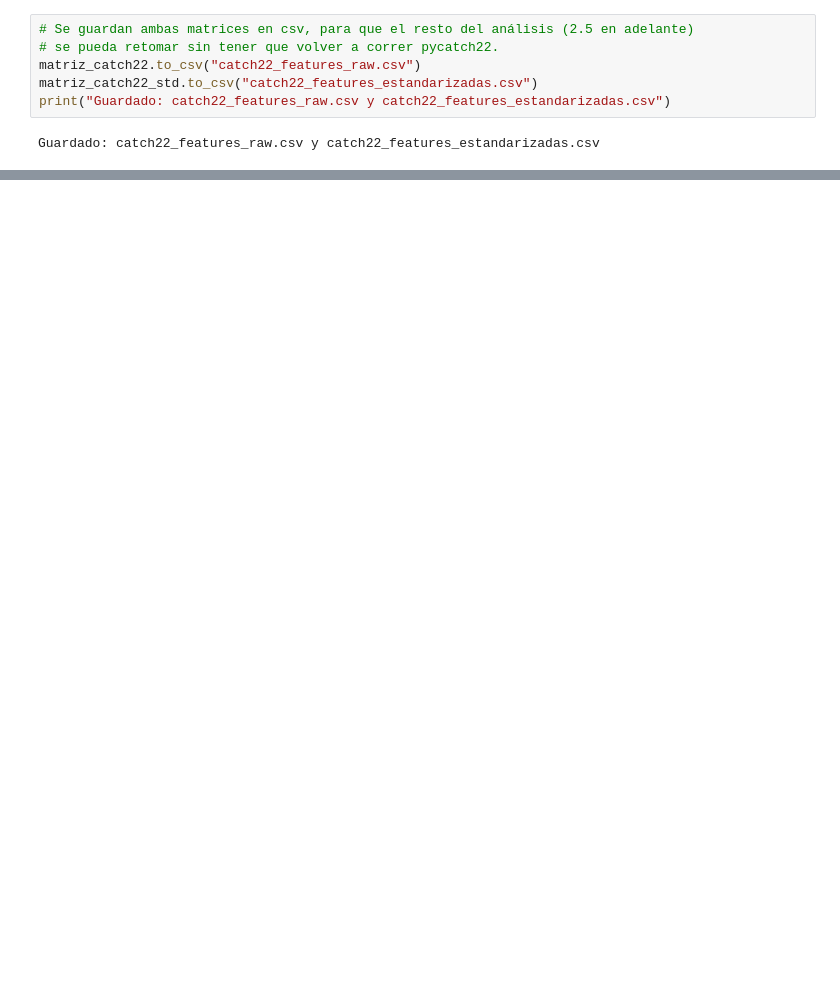
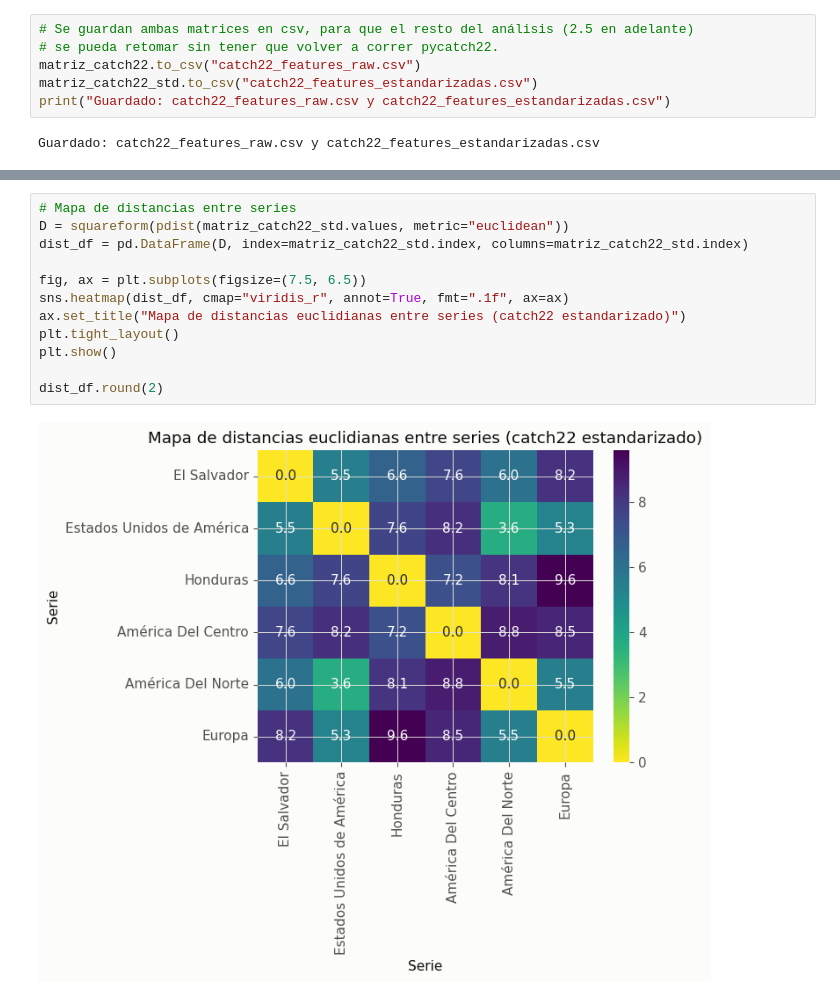
Before and after one commit to nilsmuralles/Lab2-DataScience, a Jupyter notebook: catch22_series.ipynb, the cells around one changed output, grey strips where cells are left out. Cells and saved outputs as stored; diff of their text form; blank space fills up the shorter version.

```diff
--- a/catch22_series.ipynb
+++ b/catch22_series.ipynb
@@ -187,0 +303,14 @@ Guardado: catch22_features_raw.csv y catch22_features_estandarizadas.csv
+# %%
+# Mapa de distancias entre series
+D = squareform(pdist(matriz_catch22_std.values, metric="euclidean"))
+dist_df = pd.DataFrame(D, index=matriz_catch22_std.index, columns=matriz_catch22_std.index)
+
+fig, ax = plt.subplots(figsize=(7.5, 6.5))
+sns.heatmap(dist_df, cmap="viridis_r", annot=True, fmt=".1f", ax=ax)
+ax.set_title("Mapa de distancias euclidianas entre series (catch22 estandarizado)")
+plt.tight_layout()
+plt.show()
+
+dist_df.round(2)
+# %% [output]
+[figure, added]
```
Also changed, not shown: parts of 8 cells of this notebook, 2 other files.
